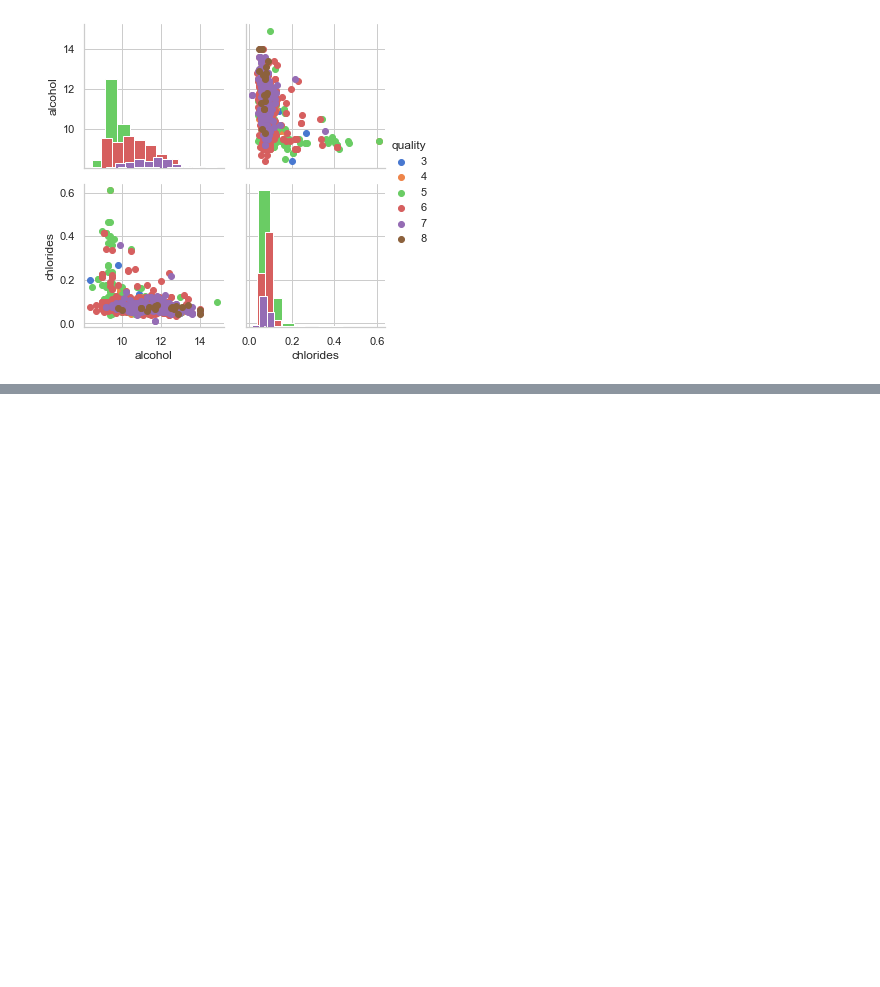
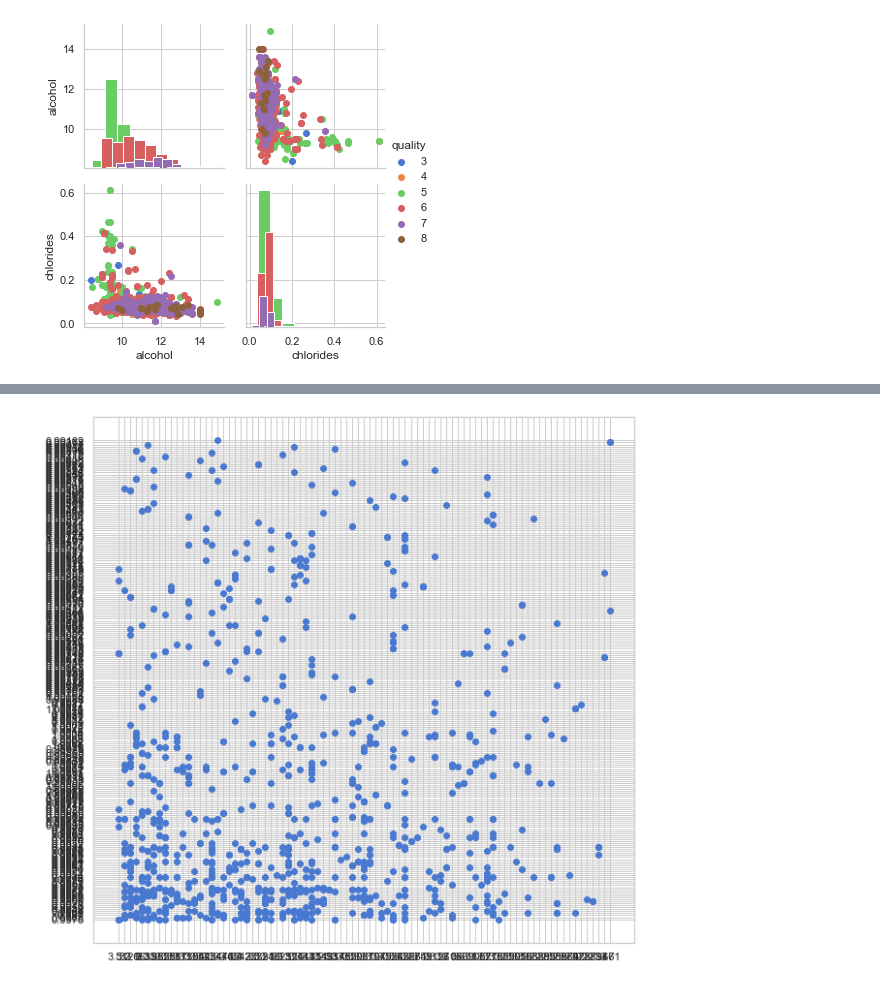
Before and after one commit to singhaniket1370/dataviz-master, a Jupyter notebook: DV assessment 1.ipynb, the cells around one changed output, grey strips where cells are left out. Drawn from its saved outputs; the diff is of its cells as text; code cells hidden in the pictures; blank space fills up the shorter version.

```diff
--- a/DV assessment 1.ipynb
+++ b/DV assessment 1.ipynb
@@ -130,0 +169,6 @@ Counter({'i': 85, 'd': 55, ';': 55, 'l': 55, 'e': 50, 'a': 50, 't': 45, ' ': 40,
+# %%
+fig,ax1 = plt.subplots(figsize = (10,10))
+ax1.plot(pH[0:1000],density[0:1000],linewidth = 0,marker = "o")
+plt.show()
+# %% [output]
+[figure, added]
```
Also changed, not shown: parts of 13 cells of this notebook, 1 other file.
